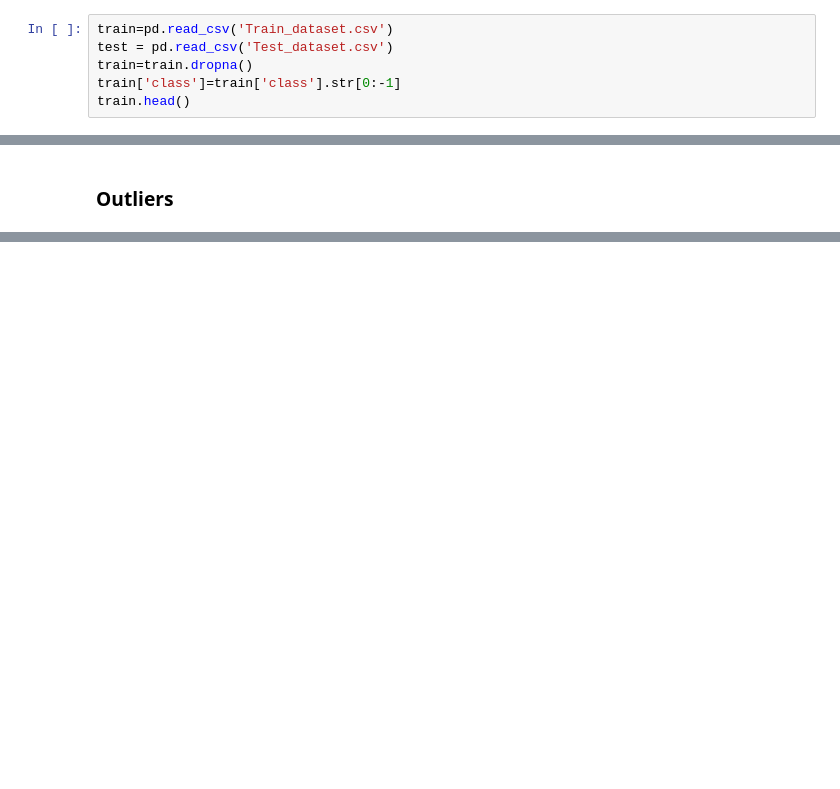
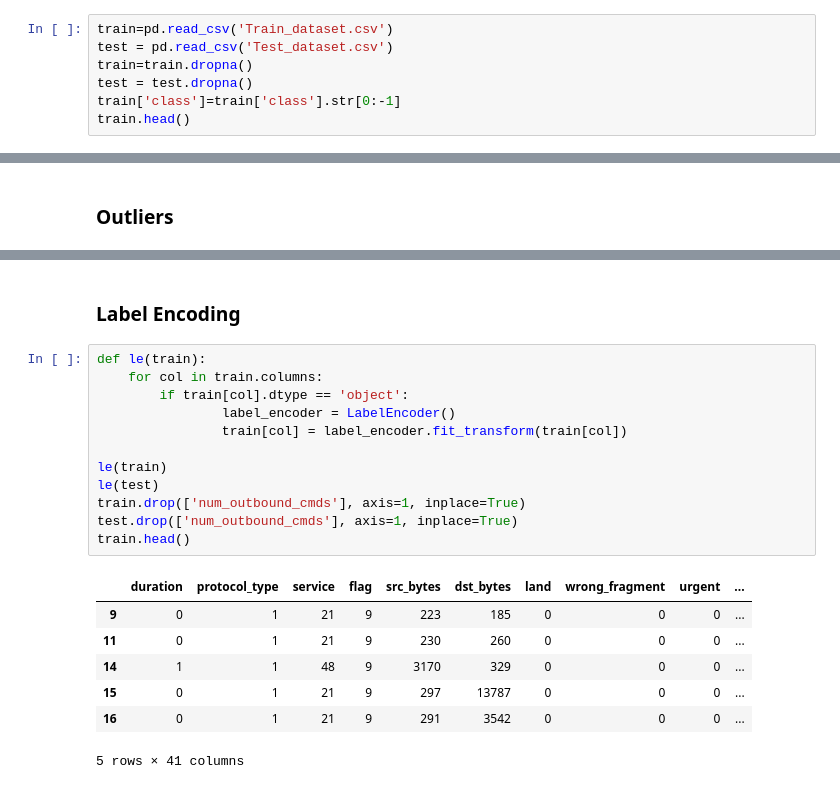
Before and after one commit to Michalal16/Pracownia_problemowa_2023, a Jupyter notebook: notebook.ipynb, the cells around one changed output, grey strips where cells are left out. Cells and saved outputs as stored; diff of their text form; blank space fills up the shorter version.

```diff
--- a/notebook.ipynb
+++ b/notebook.ipynb
@@ -9,6 +11,7 @@ import matplotlib.pyplot as plt
 train=pd.read_csv('Train_dataset.csv')
 test = pd.read_csv('Test_dataset.csv')
 train=train.dropna()
+test = test.dropna()
 train['class']=train['class'].str[0:-1]
 train.head()
 # %% [output]
@@ -133,0 +147,22 @@ sns.countplot(x=train['class'])
+# %% [markdown]
+### Label Encoding
+# %%
+def le(train):
+    for col in train.columns:
+        if train[col].dtype == 'object':
+                label_encoder = LabelEncoder()
+                train[col] = label_encoder.fit_transform(train[col])
+
+le(train)
+le(test)
+train.drop(['num_outbound_cmds'], axis=1, inplace=True)
+test.drop(['num_outbound_cmds'], axis=1, inplace=True)
+train.head()
+# %% [output]
+|  | duration | protocol_type | service | flag | src_bytes | dst_bytes | land | wrong_fragment | urgent | ... |
+| 9 | 0 | 1 | 21 | 9 | 223 | 185 | 0 | 0 | 0 | ... |
+| 11 | 0 | 1 | 21 | 9 | 230 | 260 | 0 | 0 | 0 | ... |
+| 14 | 1 | 1 | 48 | 9 | 3170 | 329 | 0 | 0 | 0 | ... |
+| 15 | 0 | 1 | 21 | 9 | 297 | 13787 | 0 | 0 | 0 | ... |
+| 16 | 0 | 1 | 21 | 9 | 291 | 3542 | 0 | 0 | 0 | ... |
+5 rows × 41 columns
```
Also changed, not shown: parts of 7 cells of this notebook.
